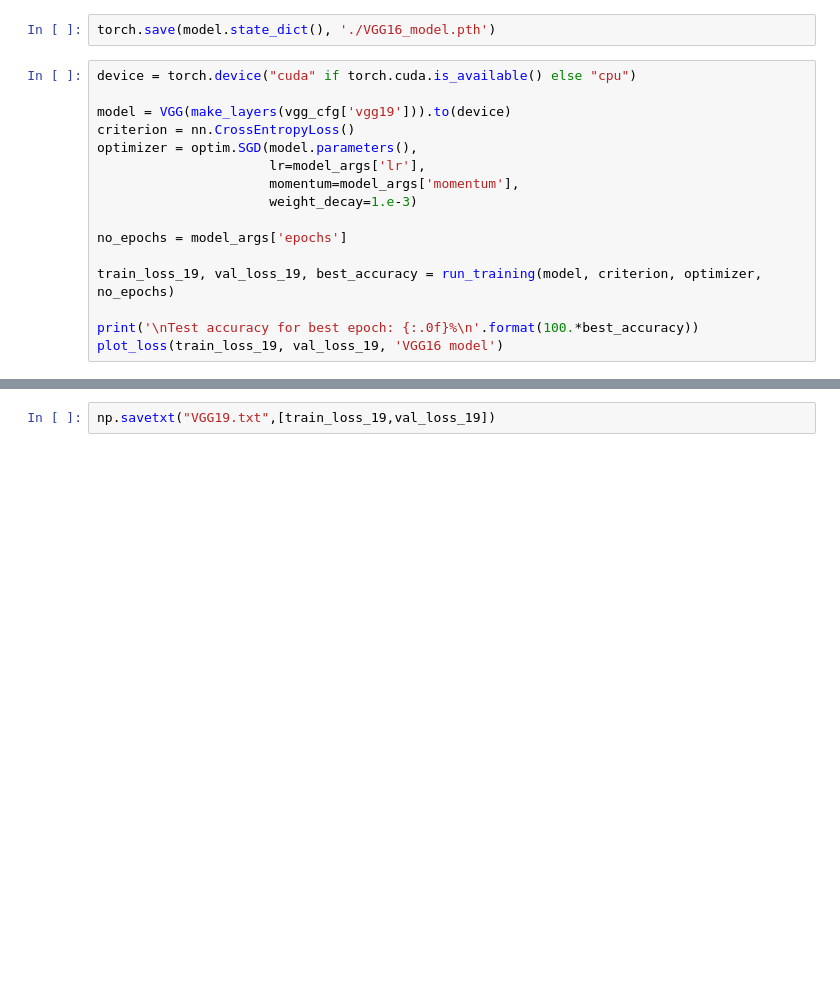
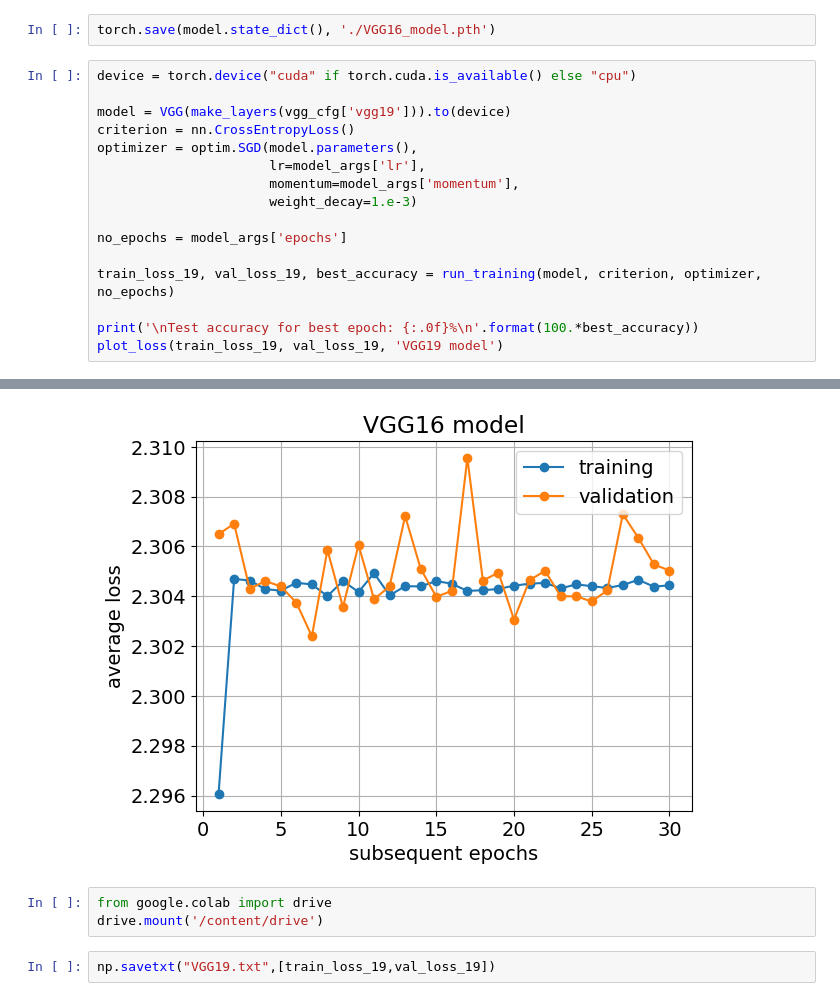
Before and after one commit to a-m-kacz/MLA, a Jupyter notebook: lab3_CNNs.ipynb, the cells around one changed output, grey strips where cells are left out. Cells and saved outputs as stored; diff of their text form; blank space fills up the shorter version.

Commit message:
Utworzono za pomocą Colaboratory

```diff
--- a/lab3_CNNs.ipynb
+++ b/lab3_CNNs.ipynb
@@ -340,4 +406,5 @@ no_epochs = model_args['epochs']
 train_loss_19, val_loss_19, best_accuracy = run_training(model, criterion, optimizer, no_epochs)
 
 print('\nTest accuracy for best epoch: {:.0f}%\n'.format(100.*best_accuracy))
-plot_loss(train_loss_19, val_loss_19, 'VGG16 model')
+plot_loss(train_loss_19, val_loss_19, 'VGG19 model')
+# %% [output]
@@ -344,3 +428,7 @@ plot_loss(train_loss_19, val_loss_19, 'VGG16 model')
+[figure, added]
+# %%
+from google.colab import drive
+drive.mount('/content/drive')
 # %%
 np.savetxt("VGG19.txt",[train_loss_19,val_loss_19])
 # %%
```
Also changed, not shown: parts of 7 cells of this notebook.
